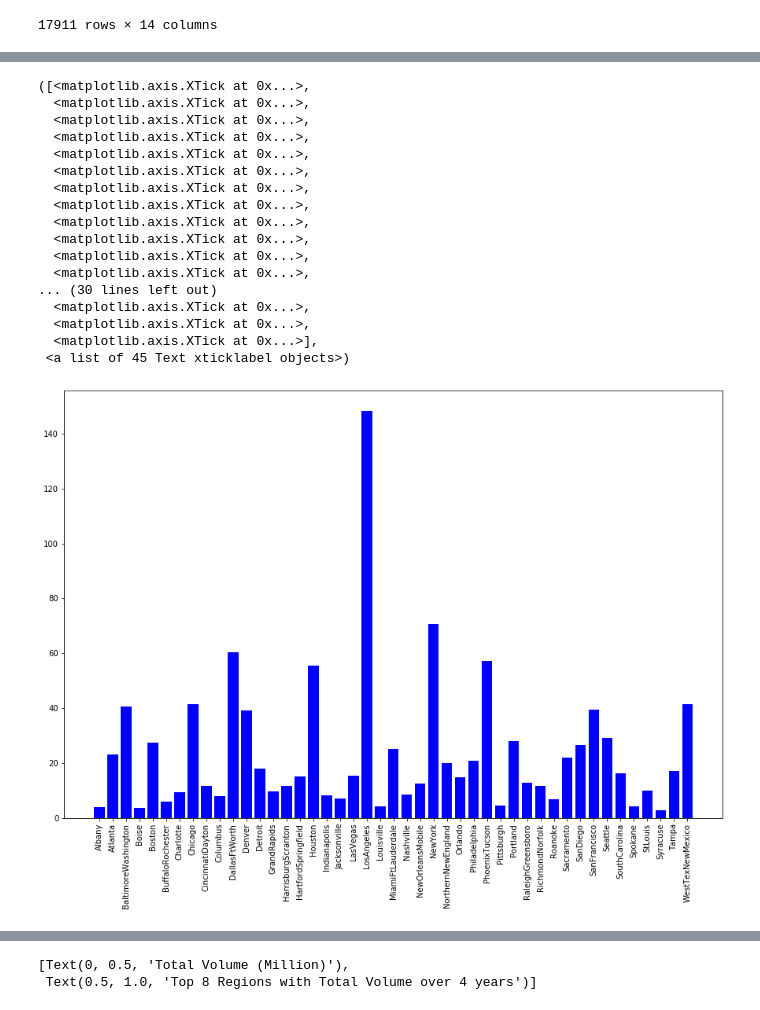
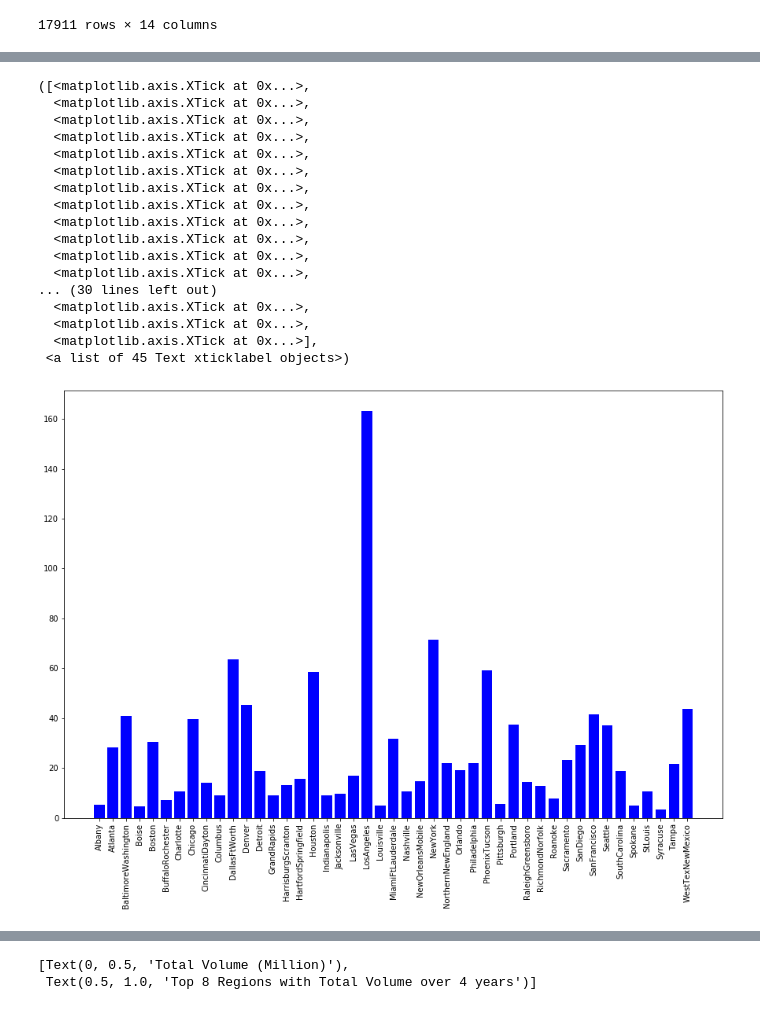
Before and after one commit to busy0312/Porject-1_-Team5, a Jupyter notebook: Avocado_Data Analysis.ipynb, the cells around one changed output, grey strips where cells are left out. Saved outputs shown, nothing was run; the diff lists cells and outputs as text; code cells hidden in the pictures.

```diff
--- a/Avocado_Data Analysis.ipynb
+++ b/Avocado_Data Analysis.ipynb
@@ -73,27 +128,27 @@ totalvol_sum=pd.DataFrame({"2015": T5,
 # %%
 Without_8=totalvol_sum.drop(['California','GreatLakes','Midsouth','Northeast','Plains','SouthCentral','Southeast','West'])
 x_axis = np.arange(len(Without_8))
 tick_locations = [value for value in x_axis]
 plt.figure(figsize=(15,10))
-plt.bar(x_axis,Without_8['2015'], color="b")
+plt.bar(x_axis,Without_8['2016'], color="b")
 tick_locations = [value for value in x_axis]
 plt.xticks(tick_locations, Without_8.index,rotation='vertical')
 # %% [output]
 ([<matplotlib.axis.XTick at 0x...>,
   <matplotlib.axis.XTick at 0x...>,
   <matplotlib.axis.XTick at 0x...>,
   <matplotlib.axis.XTick at 0x...>,
   <matplotlib.axis.XTick at 0x...>,
   <matplotlib.axis.XTick at 0x...>,
   <matplotlib.axis.XTick at 0x...>,
   <matplotlib.axis.XTick at 0x...>,
   <matplotlib.axis.XTick at 0x...>,
   <matplotlib.axis.XTick at 0x...>,
   <matplotlib.axis.XTick at 0x...>,
   <matplotlib.axis.XTick at 0x...>,
 ... (30 lines left out)
   <matplotlib.axis.XTick at 0x...>,
   <matplotlib.axis.XTick at 0x...>,
   <matplotlib.axis.XTick at 0x...>],
  <a list of 45 Text xticklabel objects>)
-[figure, old version]
+[figure, new version]
```
Also changed, not shown: parts of 5 cells of this notebook, 1 other file.
